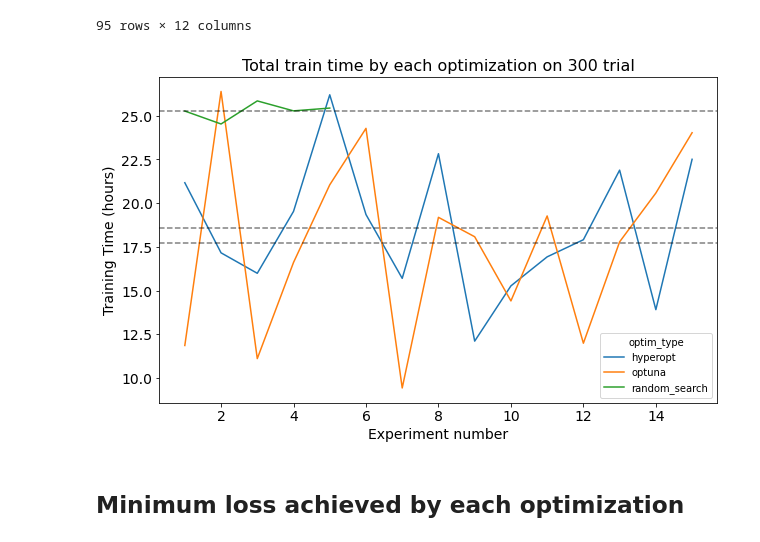
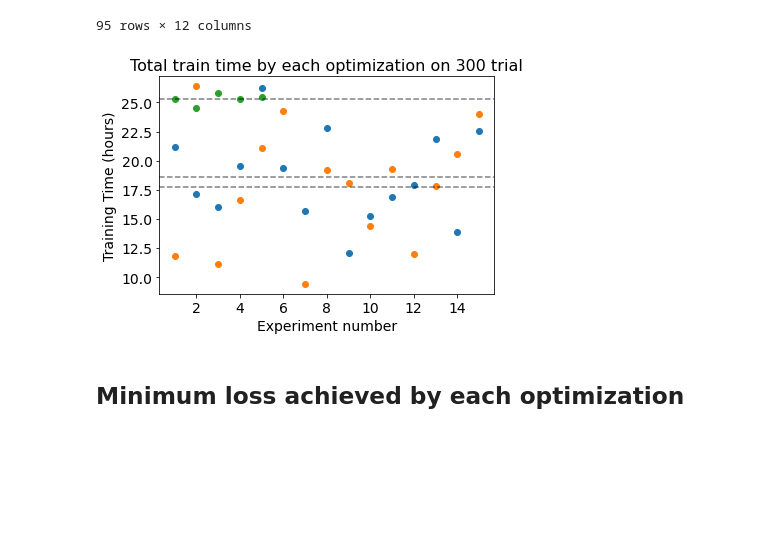
Before and after one commit to Birkamal/statistical_analysis, a Jupyter notebook: project_analysis.ipynb, the cells around one changed output. Cells and saved outputs as stored; diff of their text form; code cells hidden in the pictures; blank space fills up the shorter version.

Commit message:
converted line charts to point charts

```diff
--- a/project_analysis.ipynb
+++ b/project_analysis.ipynb
@@ -34,18 +34,19 @@ result
 95 rows × 12 columns
 # %%
 # train time on 300 trials
-(result[result['Algo']=='XGBoost'].groupby(['seed','optim_type']).sum().unstack()['opt_time']).plot(figsize=(10,6))
+plt.plot(figsize=(10,6))
+plt.plot((result[result['Algo']=='XGBoost'].groupby(['seed','optim_type']).sum().unstack()['opt_time']),'o')
 for l in np.mean(result[result['Algo']=='XGBoost'].groupby(['seed','optim_type']).sum().unstack()['opt_time']):
     plt.axhline(l, color = 'k', linestyle = '--', alpha = 0.5)
 plt.title('Total train time by each optimization on 300 trial', size = 16)
 plt.xlabel('Experiment number', size=14)
 plt.xticks(size=14)
 plt.yticks(size=14)
 plt.ylabel('Training Time (hours)' , size=14)
 plt.savefig("xgb_optim_time.png")
 plt.show()
 # %% [output]
-[figure, old version]
+[figure, new version]
 # %% [markdown]
 ## Minimum loss achieved by each optimization
 # %%
```
Also changed, not shown: parts of 11 cells of this notebook.
